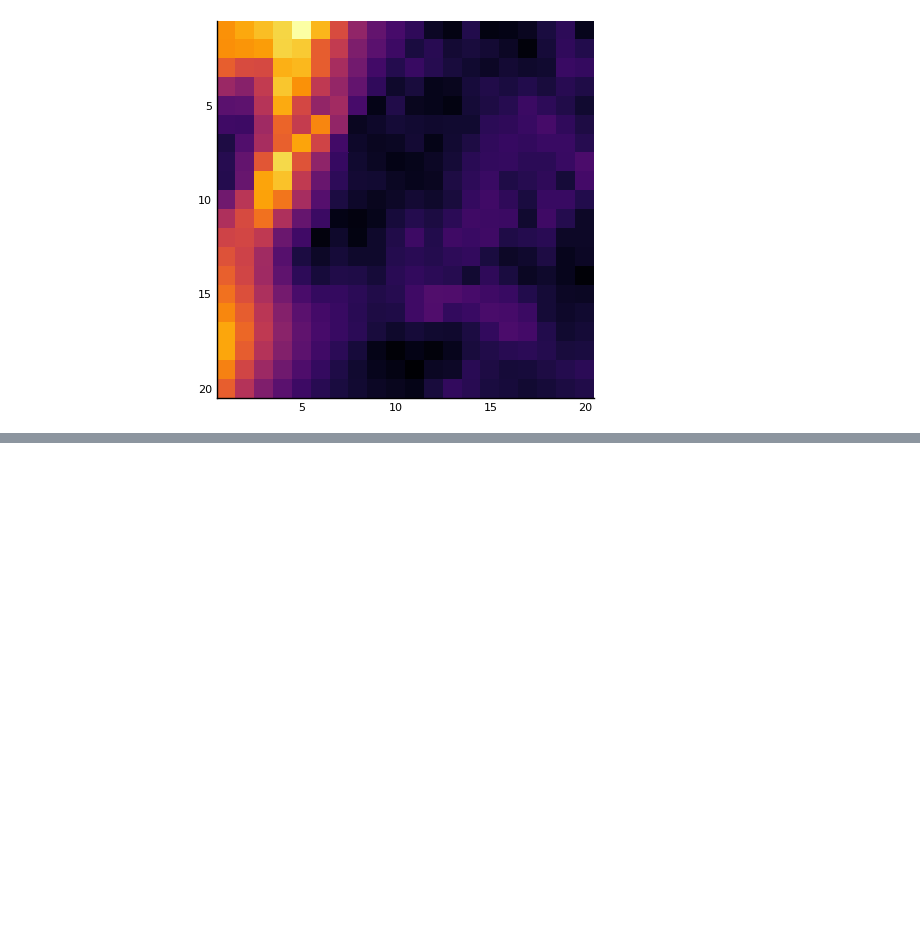
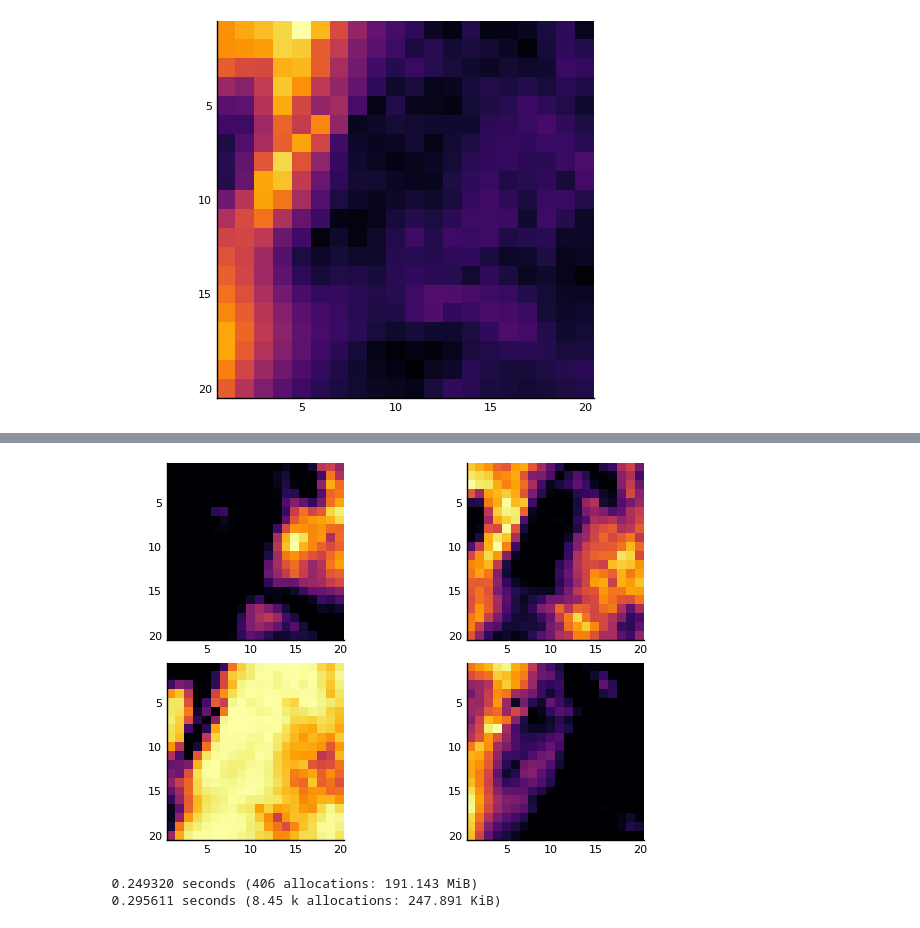
Before and after one commit to gonzaq94/Parallel-Computing-Project, a Jupyter notebook: Project_parallelization_Julia_student.ipynb, the cells around one changed output, grey strips where cells are left out. Saved outputs shown, nothing was run; the diff lists cells and outputs as text; code cells hidden in the pictures; blank space fills up the shorter version.

```diff
--- a/Project_parallelization_Julia_student.ipynb
+++ b/Project_parallelization_Julia_student.ipynb
@@ -233,0 +286,18 @@ plot(f2,f3,f4,f5,layout=(2,2))
+# %%
+using Distributed: pmap
+@everywhere using LinearAlgebra: opnorm, norm
+@everywhere using MAT
+
+
+#@time pmap();  #parallel mapping of a function
+
+p = 4
+a_hat = zeros(p,N*N)
+a = zeros(p,N*N)
+@everywhere file = matopen("project_data.mat")
+@everywhere S = read(file,"sources")
+@everywhere n = 4
+
+X_parallel = [X[:,k] for k = 1:N*N];
+
+A = @time pmap(xi->ParallelProjectedGradient(xi,S,n),X_parallel);
@@ -233,0 +306,2 @@ plot(f2,f3,f4,f5,layout=(2,2))
+# %%
+a_hat = permutedims(reshape(hcat(A...), (length(A[1]), length(A))));
@@ -233,0 +312,11 @@ plot(f2,f3,f4,f5,layout=(2,2))
+# %%
+A1 = reshape(a_hat[:,1],N,N);
+A2 = reshape(a_hat[:,2],N,N);
+A3 = reshape(a_hat[:,3],N,N);
+A4 = reshape(a_hat[:,4],N,N);
+# %%
+f1 = heatmap(img_small[:,:,67],aspect_ratio=1, yflip = true,c=:inferno, colorbar=:none);
+f2 = heatmap(A1,aspect_ratio=1, yflip = true,c=:inferno, colorbar=:none);
+f3 = heatmap(A2,aspect_ratio=1, yflip = true,c=:inferno, colorbar=:none);
+f4 = heatmap(A3,aspect_ratio=1, yflip = true,c=:inferno, colorbar=:none);
+f5 = heatmap(A4,aspect_ratio=1, yflip = true,c=:inferno, colorbar=:none);
@@ -233,0 +327,14 @@ plot(f2,f3,f4,f5,layout=(2,2))
+# %%
+plot(f2,f3,f4,f5,layout=(2,2))
+# %% [output]
+[figure, added]
+# %%
+using LinearAlgebra: det
+using Distributed: pmap
+
+M = [randn(1000,1000) for k=1:100];
+det1 = @time [det(m) for m in M];
+det2 = @time pmap(det,M);  #parallel mapping of a function
+# %% [output]
+  0.249320 seconds (406 allocations: 191.143 MiB)
+  0.295611 seconds (8.45 k allocations: 247.891 KiB)
```
Also changed, not shown: parts of 12 cells of this notebook.
